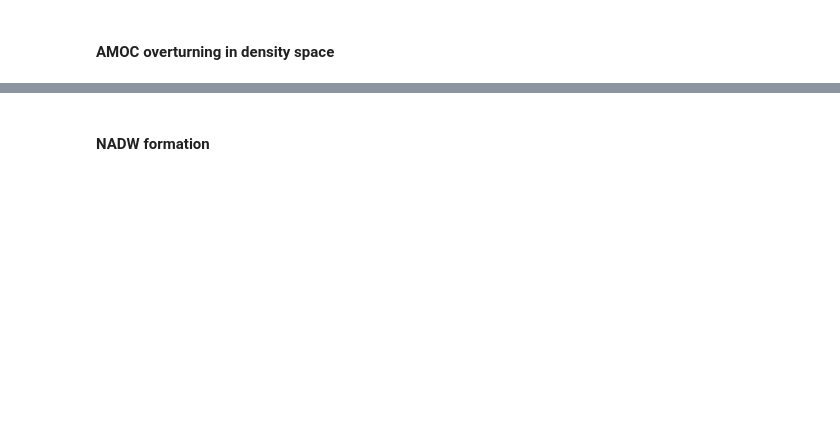
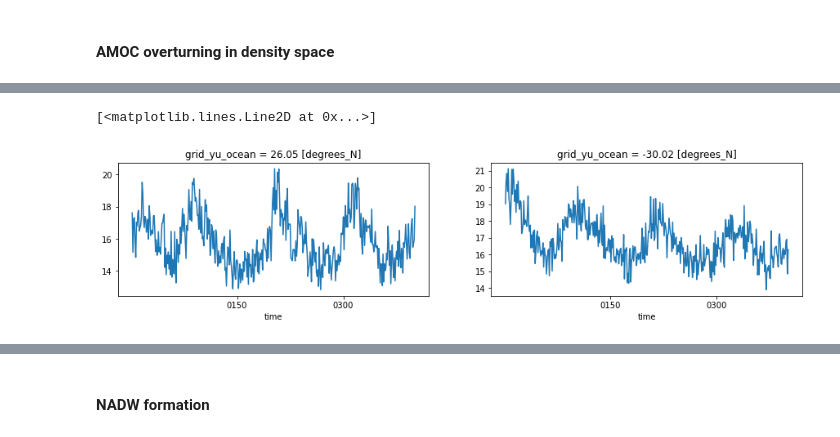
Before and after one commit to wghuneke/ACCESS-CM2-025_Analysis, a Jupyter notebook: notebooks/Playing_Around_ACCESS_CM2.ipynb, the cells around one changed output, grey strips where cells are left out. Cells and saved outputs as stored; diff of their text form; code cells hidden in the pictures; blank space fills up the shorter version.

Commit message:
added AMOC

```diff
--- a/notebooks/Playing_Around_ACCESS_CM2.ipynb
+++ b/notebooks/Playing_Around_ACCESS_CM2.ipynb
@@ -518,0 +546,16 @@ psi_amoc_30S = get_AMOC('0001-01-01', '0002-12-31', -30)
+# %%
+# Load full time series
+psi_amoc_26N = xr.open_dataarray(path_to_data + 'psi_AMOC_26N_annual.nc')
+psi_amoc_30S = xr.open_dataarray(path_to_data + 'psi_AMOC_30S_annual.nc')
+# %%
+fig = plt.figure(figsize=(15,3))
+
+plt.subplot(121)
+psi_amoc_26N.plot()
+#psi_amoc_30S.plot()
+
+plt.subplot(122)
+psi_amoc_30S.plot()
+# %% [output]
+[<matplotlib.lines.Line2D at 0x...>]
+[figure, added]
```
Also changed, not shown: parts of 23 cells of this notebook.
